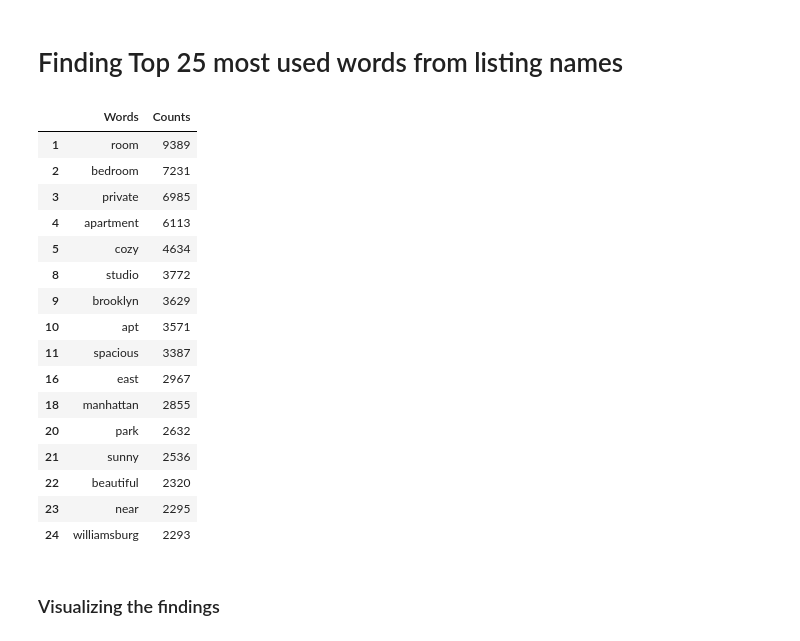
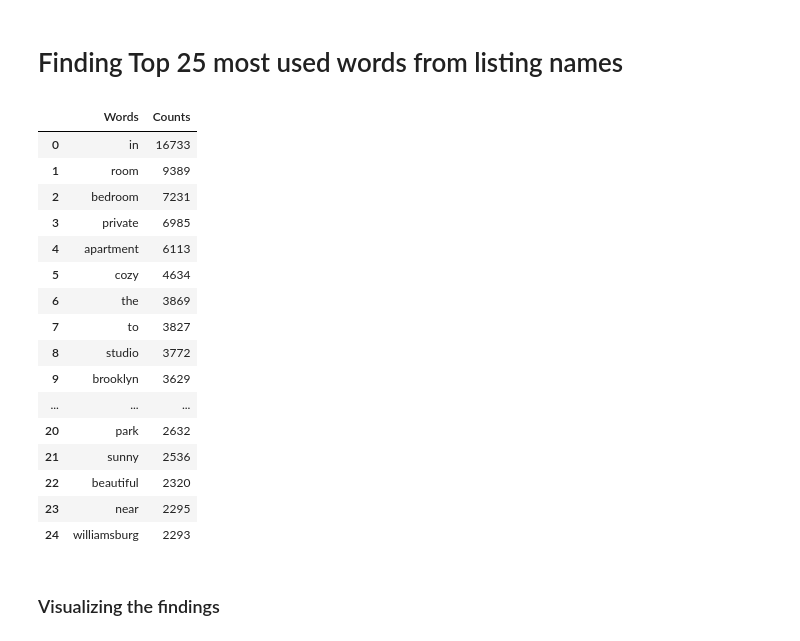
Before and after one commit to Shantanuh10/Airbnb_EDA_Project-, a Jupyter notebook: Shantanu's_Notebook_Airbnb_Bookings_Analysis_Capstone_Project.ipynb, the cells around one changed output. Saved outputs shown, nothing was run; the diff lists cells and outputs as text; code cells hidden in the pictures.

```diff
--- a/Shantanu's_Notebook_Airbnb_Bookings_Analysis_Capstone_Project.ipynb
+++ b/Shantanu's_Notebook_Airbnb_Bookings_Analysis_Capstone_Project.ipynb
@@ -196,29 +196,26 @@ top_25 = top_25[:25]
 # %%
 #converting the data into DataFrame
 word_count_df = pd.DataFrame(top_25)
 word_count_df.rename(columns={0:'Words',1:'Counts'},inplace=True)
+word_count_df
+# %% [output]
+|  | Words | Counts |
+| 0 | in | 16733 |
+| 1 | room | 9389 |
+| 2 | bedroom | 7231 |
+| 3 | private | 6985 |
+| 4 | apartment | 6113 |
+| 5 | cozy | 4634 |
+| 6 | the | 3869 |
+| 7 | to | 3827 |
+| 8 | studio | 3772 |
+| 9 | brooklyn | 3629 |
+| ... | ... | ... |
+| 20 | park | 2632 |
+| 21 | sunny | 2536 |
+| 22 | beautiful | 2320 |
+| 23 | near | 2295 |
+| 24 | williamsburg | 2293 |
-# %%
-#Dropping the prepositions (eg. in, the, to, and, etc.) from the dataframe
-word_count_cleaned = pd.DataFrame(word_count_df.drop([0,6,7,12,13,14,15,17,19]))
-word_count_cleaned
-# %% [output]
-|  | Words | Counts |
-| 1 | room | 9389 |
-| 2 | bedroom | 7231 |
-| 3 | private | 6985 |
-| 4 | apartment | 6113 |
-| 5 | cozy | 4634 |
-| 8 | studio | 3772 |
-| 9 | brooklyn | 3629 |
-| 10 | apt | 3571 |
-| 11 | spacious | 3387 |
-| 16 | east | 2967 |
-| 18 | manhattan | 2855 |
-| 20 | park | 2632 |
-| 21 | sunny | 2536 |
-| 22 | beautiful | 2320 |
-| 23 | near | 2295 |
-| 24 | williamsburg | 2293 |
 # %% [markdown]
 ### Visualizing the findings
 # %%
```
Also changed, not shown: parts of 4 cells of this notebook.
